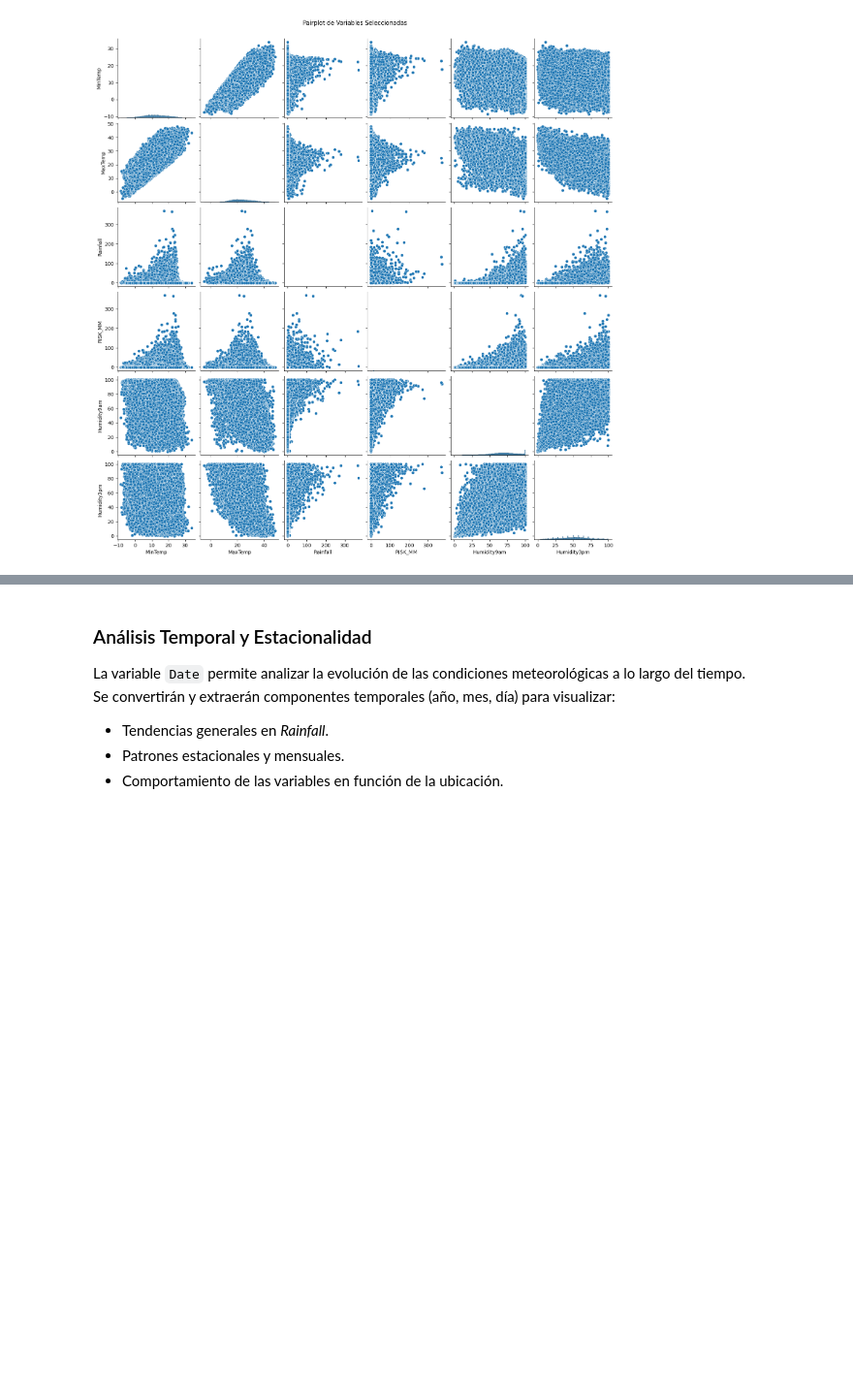
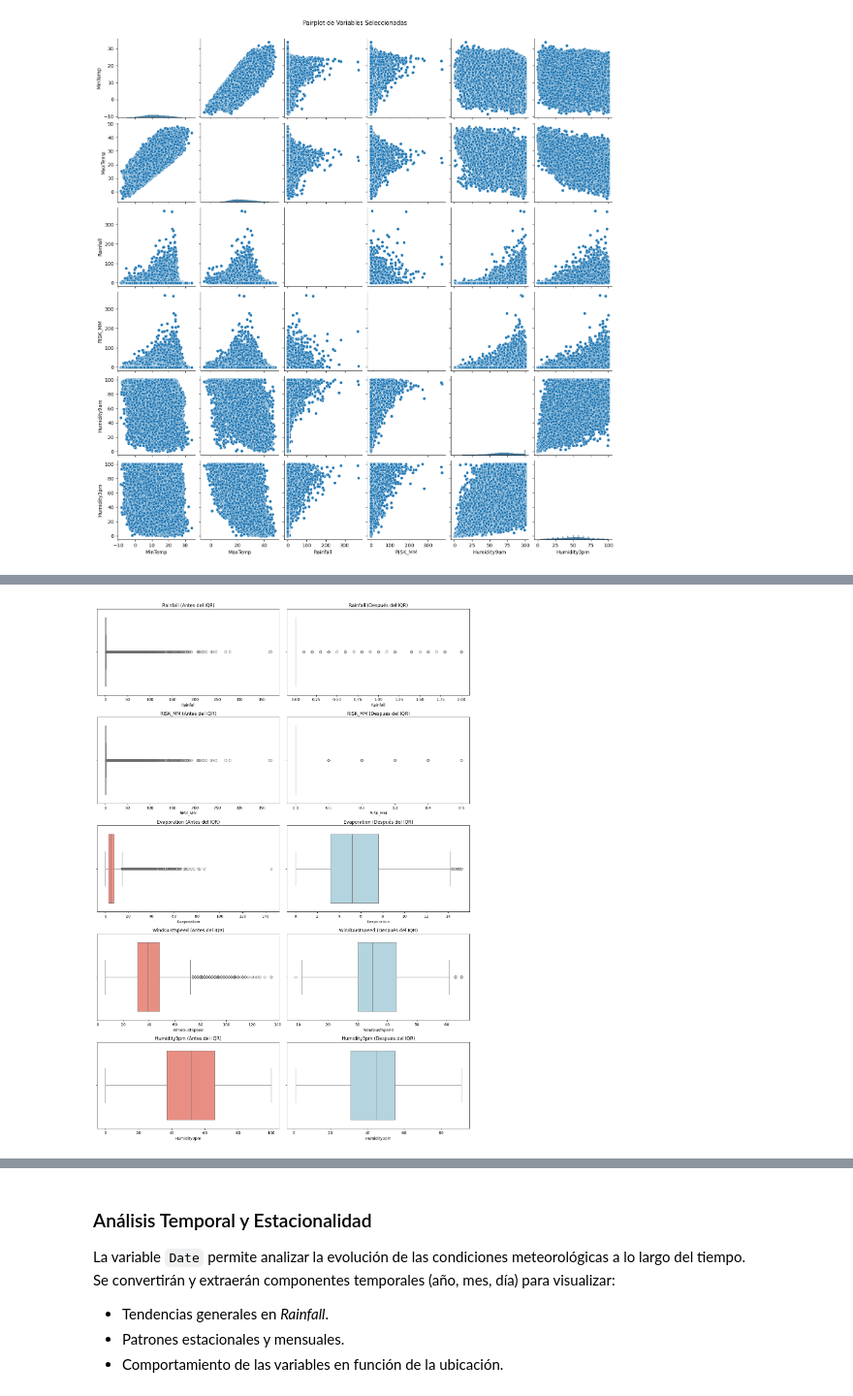
Before and after one commit to h-garrido/weather-aus, a Jupyter notebook: notebooks/exploracion_inicial.ipynb, the cells around one changed output, grey strips where cells are left out. Shown at 97% size. Saved outputs shown, nothing was run; the diff lists cells and outputs as text; code cells hidden in the pictures; blank space fills up the shorter version.

```diff
--- a/notebooks/exploracion_inicial.ipynb
+++ b/notebooks/exploracion_inicial.ipynb
@@ -479,0 +493,32 @@ plt.show()
+# %%
+# Copia del dataset original para comparar antes y después
+df_original = df.copy()
+
+# Variables numéricas a filtrar con IQR
+numeric_cols = ['Rainfall', 'RISK_MM', 'Evaporation', 'WindGustSpeed',
+                'WindSpeed9am', 'WindSpeed3pm', 'Sunshine',
+                'MinTemp', 'MaxTemp', 'Humidity9am', 'Humidity3pm',
+                'Pressure9am', 'Pressure3pm', 'Temp9am', 'Temp3pm']
+
+# Aplicar IQR
+for col in numeric_cols:
+    Q1 = df[col].quantile(0.25)
+    Q3 = df[col].quantile(0.75)
+    IQR = Q3 - Q1
+    lower_bound = Q1 - 1.5 * IQR
+    upper_bound = Q3 + 1.5 * IQR
+    df = df[(df[col] >= lower_bound) & (df[col] <= upper_bound)]
+
+# Generar comparación visual antes y después para algunas variables clave
+fig, axes = plt.subplots(nrows=5, ncols=2, figsize=(14, 20))
+variables_to_plot = ['Rainfall', 'RISK_MM', 'Evaporation', 'WindGustSpeed', 'Humidity3pm']
+
+for i, var in enumerate(variables_to_plot):
+    sns.boxplot(data=df_original, x=var, ax=axes[i, 0], color='salmon')
+    axes[i, 0].set_title(f'{var} (Antes del IQR)')
+    sns.boxplot(data=df, x=var, ax=axes[i, 1], color='lightblue')
+    axes[i, 1].set_title(f'{var} (Después del IQR)')
+
+plt.tight_layout()
+plt.show()
+# %% [output]
@@ -479,0 +526 @@ plt.show()
+[figure, added]
```
Also changed, not shown: parts of 9 cells of this notebook.
